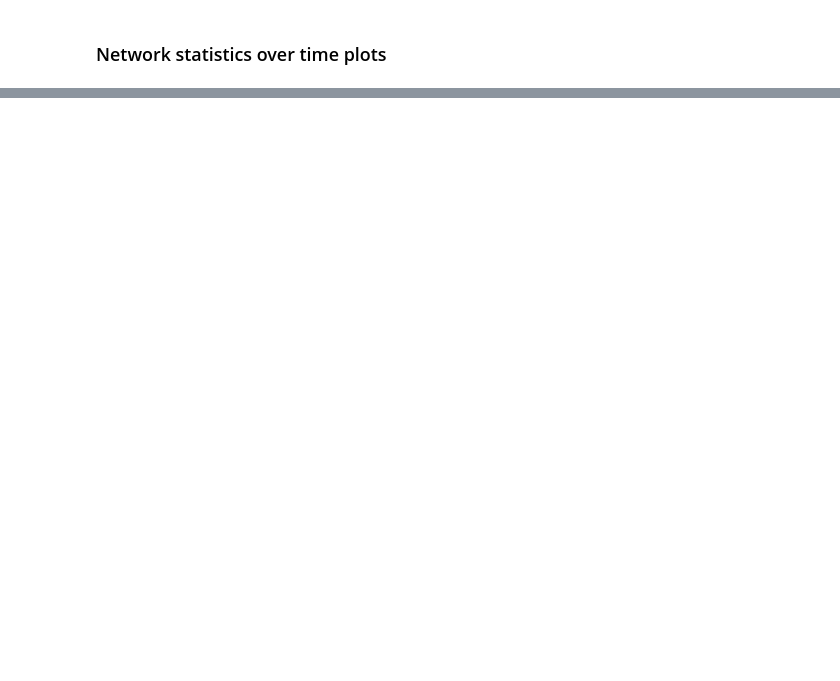
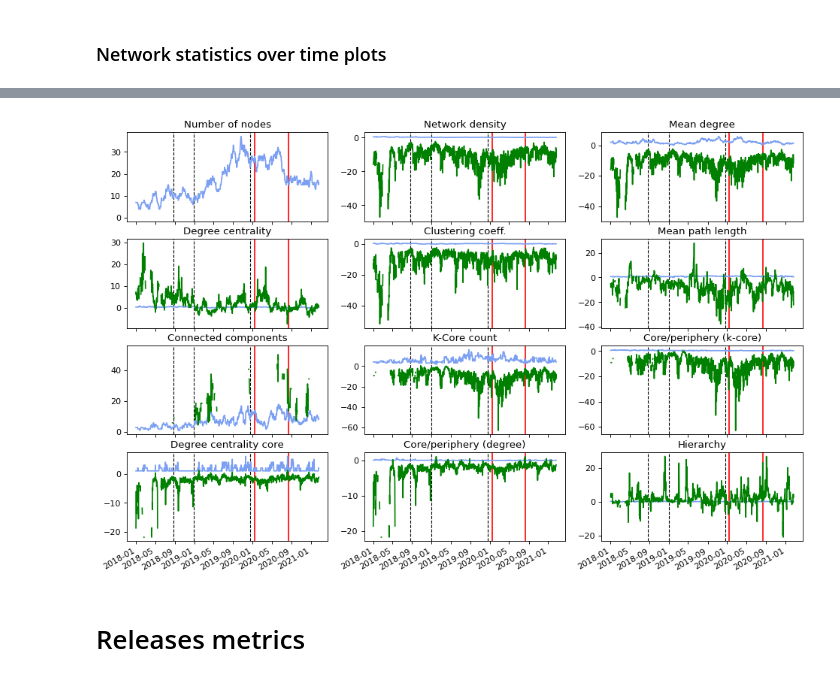
Before and after one commit to csepanyij/master-thesis, a Jupyter notebook: notebooks/static_nets_gambit.ipynb, the cells around one changed output, grey strips where cells are left out. Drawn from its saved outputs; the diff is of its cells as text; code cells hidden in the pictures; blank space fills up the shorter version.

```diff
--- a/notebooks/static_nets_gambit.ipynb
+++ b/notebooks/static_nets_gambit.ipynb
@@ -265,3 +266,15 @@ results
+# %%
+def generate_random_network(n, node_info):
+    rnet = pp.Network(directed=True)
+    files = [x for x in node_info['class'] if node_info['class'][x] == 'file' and x in n.nodes]
+    #print(len(files))
+    authors = [x for x in node_info['class'] if node_info['class'][x] == 'author' and x in n.nodes]
+    #print(len(authors))
+
+    for edge in n.edges:
+        rnet.add_edge(random.choice(authors), random.choice(files))
+
+    return rnet
 # %%
 t, node_info, edge_info = git2net.get_bipartite_network(sqlite_db_file)
 nj1 = collab_network_jaccard(sqlite_db_file, git_repo_dir, t, node_info, datetime(2014, 1, 1), datetime(2015, 12, 31), True)
@@ -427,0 +518,34 @@ fig.autofmt_xdate()
+# %%
+fig = plt.figure(figsize=(14.5, 10), dpi=80)
+gs = fig.add_gridspec(4, 3, hspace=0.2, wspace=0.18)
+plots = gs.subplots(sharex=True)
+myFmt = mdates.DateFormatter('%Y-%m')
+
+i = 0
+
+for plot_row in plots:
+    for plot in plot_row:
+        try:
+            plot.set_title(stat_names[i])
+            for r in servo_releases:
+                if servo_releases[r] == 'major':
+                    plot.axvline(x=r, color='black', ls='-')
+                elif servo_releases[r] == 'minor':
+                    plot.axvline(x=r, color='black', ls='--', lw=1)
+                elif servo_releases[r] == 'subminor':
+                    plot.axvline(x=r, color='black', ls=':', lw=0.5)
+                else:
+                    plot.axvline(x=r, color='red', ls='-')
+            plot.plot(x, [y[stat_names[i]] for y in stats], label = stat_names[i], color = "#7B9FF2")
+            plot.plot(x, [y[stat_names[i]] for y in random_stats], label = stat_names[i] + ' - random', color = "green")
+            plot.xaxis.set_major_formatter(myFmt)
+            i = i + 1
+        except IndexError:
+            pass
+
+
+fig.autofmt_xdate()
+# %% [output]
+[figure, added]
+# %% [markdown]
+# Releases metrics
```
Also changed, not shown: parts of 13 cells of this notebook, 6 other files.
